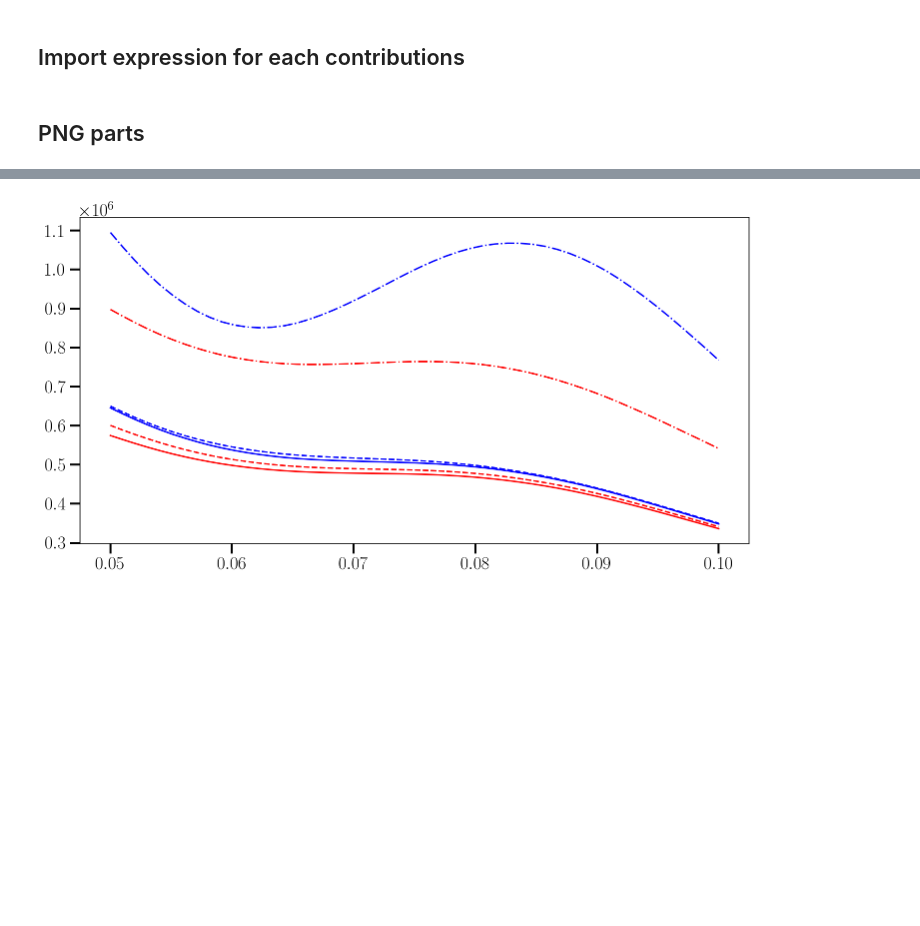
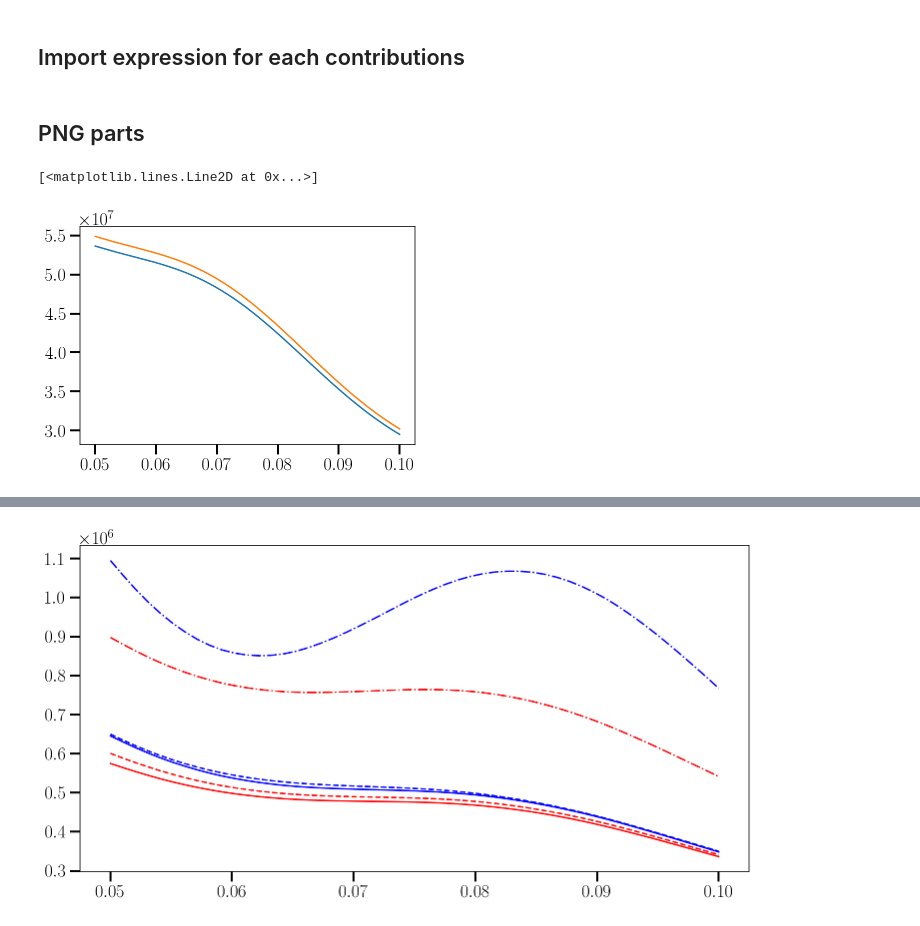
Before and after one commit to craddis1/ws_bk_theory, a Jupyter notebook: Bk_Theory.ipynb, the cells around one changed output, grey strips where cells are left out. Cells and saved outputs as stored; diff of their text form; code cells hidden in the pictures; blank space fills up the shorter version.

```diff
--- a/Bk_Theory.ipynb
+++ b/Bk_Theory.ipynb
@@ -429,5 +429,3 @@ from RR2_terms import *
 from WARR_terms import *
 from GR_terms import *
 from GRmix_terms import *
-# %% [markdown]
-## PNG parts
@@ -447,3 +432,5 @@ class GR0PNG1:
+# %% [markdown]
+## PNG parts
 # %%
 class GR0PNG:
     def l0(params,paramsPNG):
@@ -489,6 +476,18 @@ def bk_wa_dfog(l,k1,k2,theta,zz,sigma,r,s,c=0):
     return result,error
 
 bk_wa_dfog=np.vectorize(bk_wa_dfog)
+# %%
+PNGparams = cosmo_functions.get_PNGparams(1,zz,k1,k2,k3)
+PNGparams1 = cosmo_functions.get_PNGparams(100,zz,k1,k2,k3)
+PNG_term = GR0PNG.l0(params,PNGparams)-GR0.l0(params)
+PNG_term1 = GR0PNG.l0(params,PNGparams1)-GR0.l0(params)
+
+
+plt.plot(k1,100*PNG_term)
+plt.plot(k1,PNG_term1)
+# %% [output]
+[<matplotlib.lines.Line2D at 0x...>]
+[figure, added]
 # %%
 # so lets plot effective fNL
 zz=1
```
Also changed, not shown: parts of 12 cells of this notebook, 3 other files.
